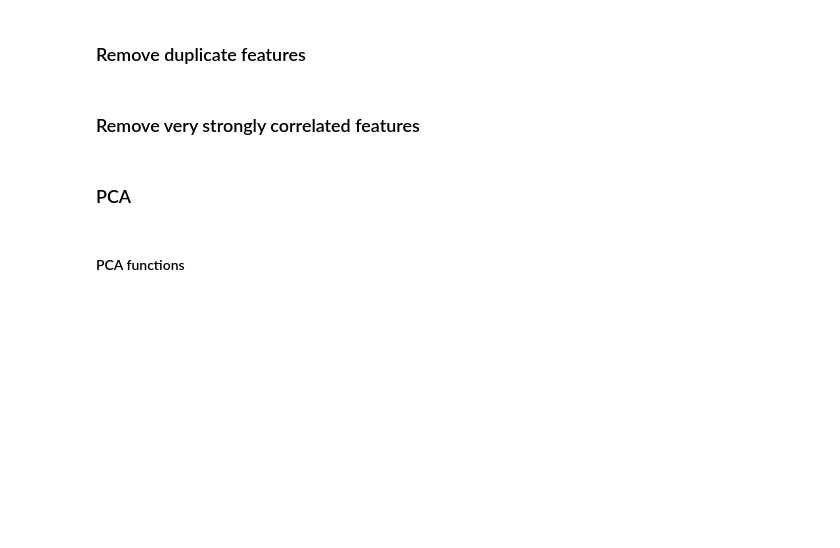
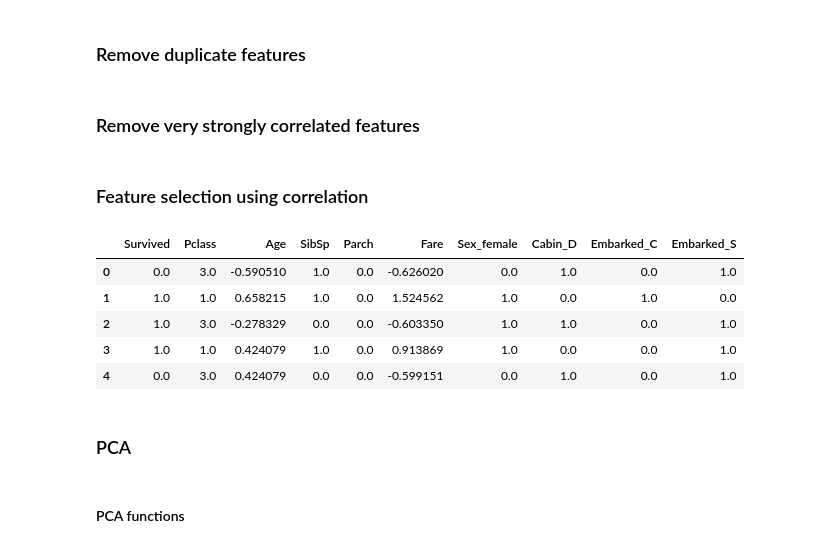
Before and after one commit to Light-House-AI/Lighthouse, a Jupyter notebook: server/lighthouse/automl/feature_engineering/feature_selection.ipynb, the cells around one changed output. Drawn from its saved outputs; the diff is of its cells as text; code cells hidden in the pictures; blank space fills up the shorter version.

```diff
--- a/server/lighthouse/automl/feature_engineering/feature_selection.ipynb
+++ b/server/lighthouse/automl/feature_engineering/feature_selection.ipynb
@@ -56,3 +65,5 @@ correlation_matrix = data.corr().abs()
 upper_tri = correlation_matrix.where(np.triu(np.ones(correlation_matrix.shape),k=1).astype(bool))
 to_drop = [column for column in upper_tri.columns if any(upper_tri[column] > 0.95)]
 data.drop(data[to_drop], axis = 1, inplace = True)
+# %% [markdown]
+### Feature selection using correlation
@@ -59,3 +103,55 @@ data.drop(data[to_drop], axis = 1, inplace = True)
+# %%
+# feature selection using correlation
+target_column = 'Survived'
+problem_type = 'Classification'
+target = data[target_column]
+to_drop = []
+processed_features = [target_column]
+for column in operations:
+    if any(data.columns == column['column_name']):
+        processed_features.append(column['column_name'])
+        if column['is_numeric']:
+            if problem_type == 'Classification':
+                #ANOVA
+                F, P = f_classif(data[[column['column_name'],target_column]], target)
+                if P[0] > 0.05:
+                    to_drop.append(column['column_name'])
+            else:
+                #Pearson
+                corr = data[column['column_name']].corr(target, method='pearson')
+                if corr < 0.05:
+                    to_drop.append(column['column_name'])
+        else:
+            if problem_type == 'Classification':
+                #Chi-Squared
+                F, P = chi2(data[[column['column_name'],target_column]], target)
+                if P[0] > 0.05:
+                    to_drop.append(column['column_name'])
+            else:
+                #ANOVA
+                F, P = f_classif(data[[target_column,column['column_name']]], data[column['column_name']])
+                if P[0] > 0.05:
+                    to_drop.append(column['column_name'])
+data_copy = data.copy()
+data_copy.drop(processed_features, axis = 1, inplace = True)
+for column in data_copy.columns:
+    if problem_type == 'Classification':
+        #Chi-Squared
+        F, P = chi2(data[[column,target_column]], target)
+        if P[0] > 0.05:
+            to_drop.append(column)
+    else:
+        #ANOVA
+        F, P = f_classif(data[[target_column,column]], data[column])
+data.drop(to_drop, axis = 1, inplace = True)
+data.head()
+# %% [output]
+|  | Survived | Pclass | Age | SibSp | Parch | Fare | Sex_female | Cabin_D | Embarked_C | Embarked_S |
+| 0 | 0.0 | 3.0 | -0.590510 | 1.0 | 0.0 | -0.626020 | 0.0 | 1.0 | 0.0 | 1.0 |
+| 1 | 1.0 | 1.0 | 0.658215 | 1.0 | 0.0 | 1.524562 | 1.0 | 0.0 | 1.0 | 0.0 |
+| 2 | 1.0 | 3.0 | -0.278329 | 0.0 | 0.0 | -0.603350 | 1.0 | 1.0 | 0.0 | 1.0 |
+| 3 | 1.0 | 1.0 | 0.424079 | 1.0 | 0.0 | 0.913869 | 1.0 | 0.0 | 0.0 | 1.0 |
+| 4 | 0.0 | 3.0 | 0.424079 | 0.0 | 0.0 | -0.599151 | 0.0 | 1.0 | 0.0 | 1.0 |
 # %% [markdown]
 ### PCA
 # %% [markdown]
```
Also changed, not shown: parts of 11 cells of this notebook, 1 other file.
